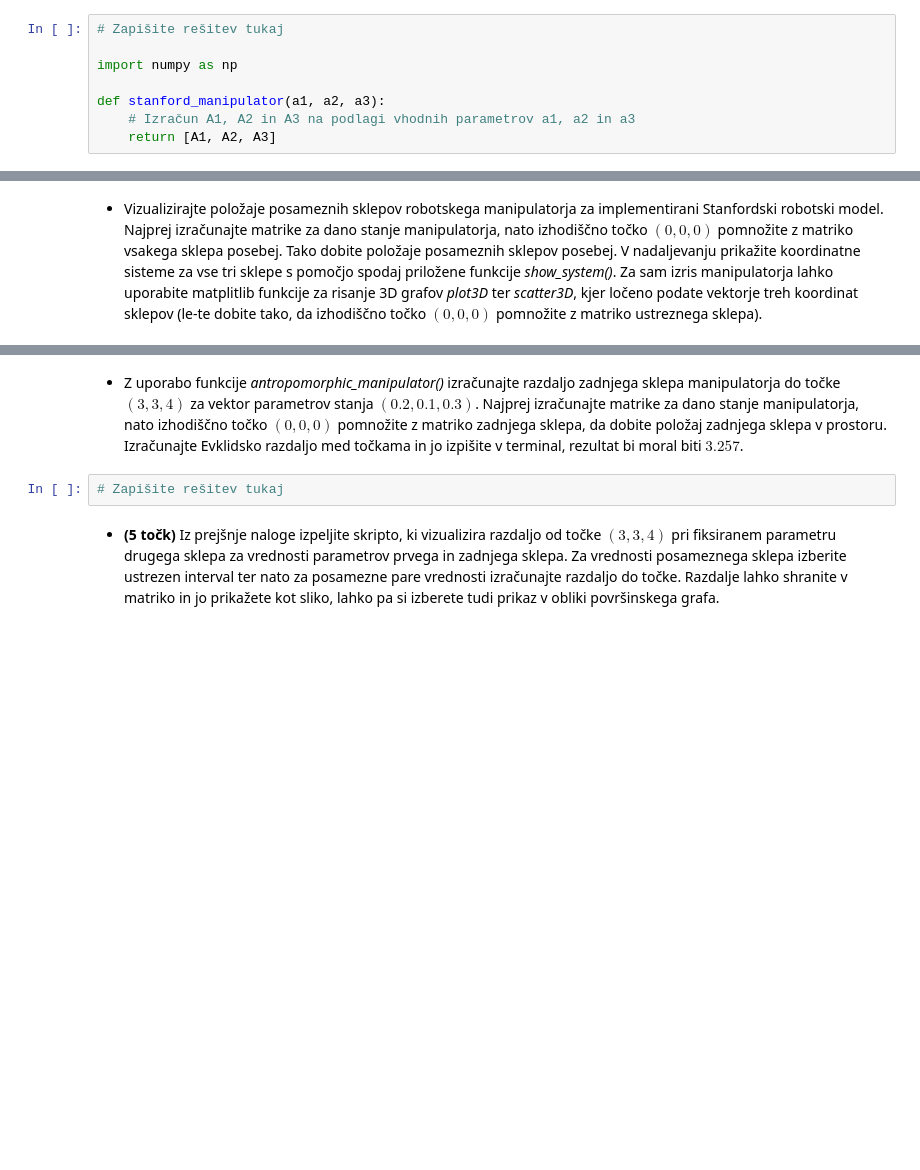
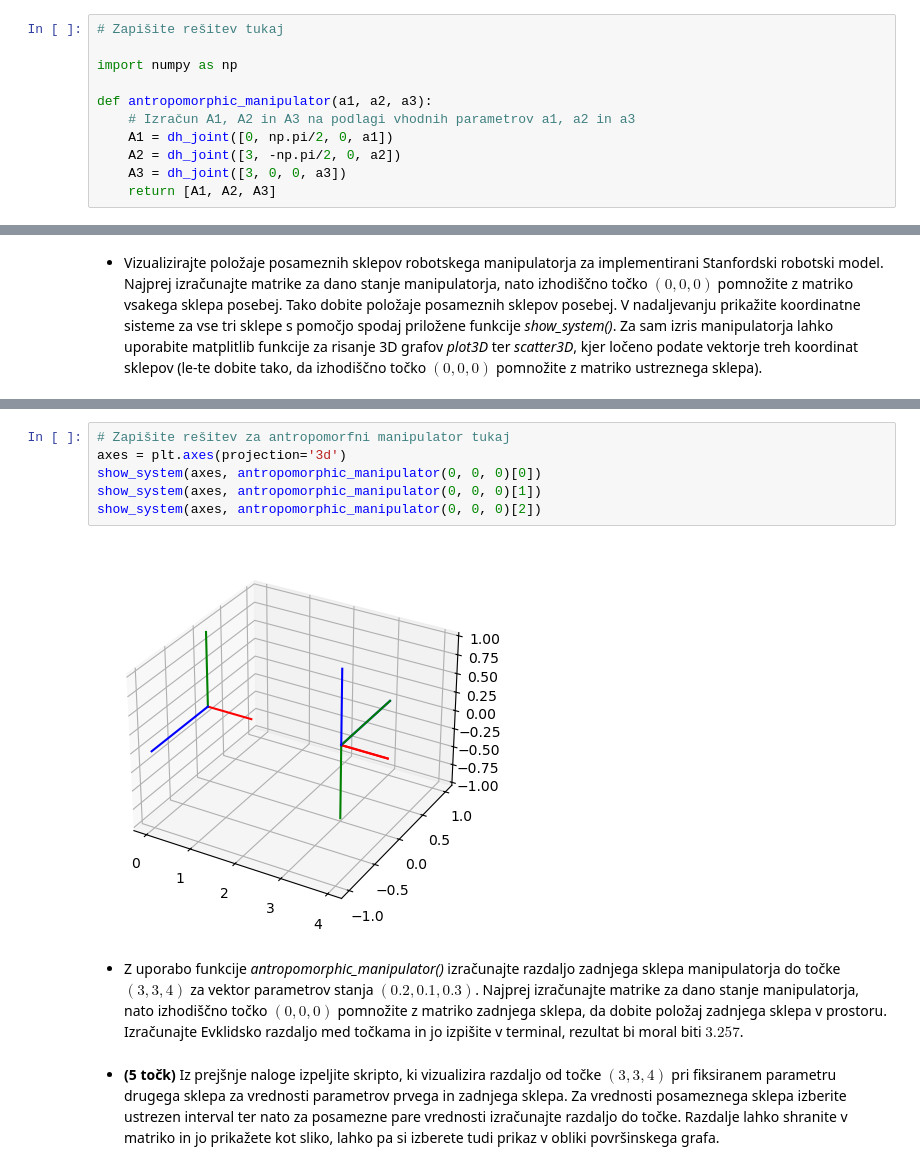
Before and after one commit to TiborKoderman/rrz, a Jupyter notebook: vaja3/vaja3.ipynb, the cells around one changed output, grey strips where cells are left out. Drawn from its saved outputs; the diff is of its cells as text; blank space fills up the shorter version.

```diff
--- a/vaja3/vaja3.ipynb
+++ b/vaja3/vaja3.ipynb
@@ -247,6 +281,9 @@ def dh_joint(parameters):
 
 import numpy as np
 
-def stanford_manipulator(a1, a2, a3):
+def antropomorphic_manipulator(a1, a2, a3):
     # Izračun A1, A2 in A3 na podlagi vhodnih parametrov a1, a2 in a3
+    A1 = dh_joint([0, np.pi/2, 0, a1])
+    A2 = dh_joint([3, -np.pi/2, 0, a2])
+    A3 = dh_joint([3, 0, 0, a3])
     return [A1, A2, A3]
@@ -289,7 +327,13 @@ def show_system(ax, M):
+# %%
+# Zapišite rešitev za antropomorfni manipulator tukaj
+axes = plt.axes(projection='3d')
+show_system(axes, antropomorphic_manipulator(0, 0, 0)[0])
+show_system(axes, antropomorphic_manipulator(0, 0, 0)[1])
+show_system(axes, antropomorphic_manipulator(0, 0, 0)[2])
+# %% [output]
+[figure, added]
 # %% [markdown]
 * Z uporabo funkcije <i>antropomorphic_manipulator()</i> izračunajte razdaljo zadnjega sklepa manipulatorja do točke $(3, 3, 4)$ za vektor parametrov stanja $(0.2, 0.1, 0.3)$. Najprej izračunajte matrike za dano stanje manipulatorja, nato izhodiščno točko $(0, 0, 0)$ pomnožite z matriko zadnjega sklepa, da dobite položaj zadnjega sklepa v prostoru. Izračunajte Evklidsko razdaljo med točkama in jo izpišite v terminal, rezultat bi moral biti $3.257$.
-# %%
-# Zapišite rešitev tukaj
 # %% [markdown]
 * **(5 točk)** Iz prejšnje naloge izpeljite skripto, ki vizualizira razdaljo od točke $(3, 3, 4)$ pri fiksiranem parametru drugega sklepa za vrednosti parametrov prvega in zadnjega sklepa. Za vrednosti posameznega sklepa izberite ustrezen interval ter nato za posamezne pare vrednosti izračunajte razdaljo do točke. Razdalje lahko shranite v matriko in jo prikažete kot sliko, lahko pa si izberete tudi prikaz v obliki površinskega grafa.
 # %%
```
Also changed, not shown: parts of 6 cells of this notebook.
